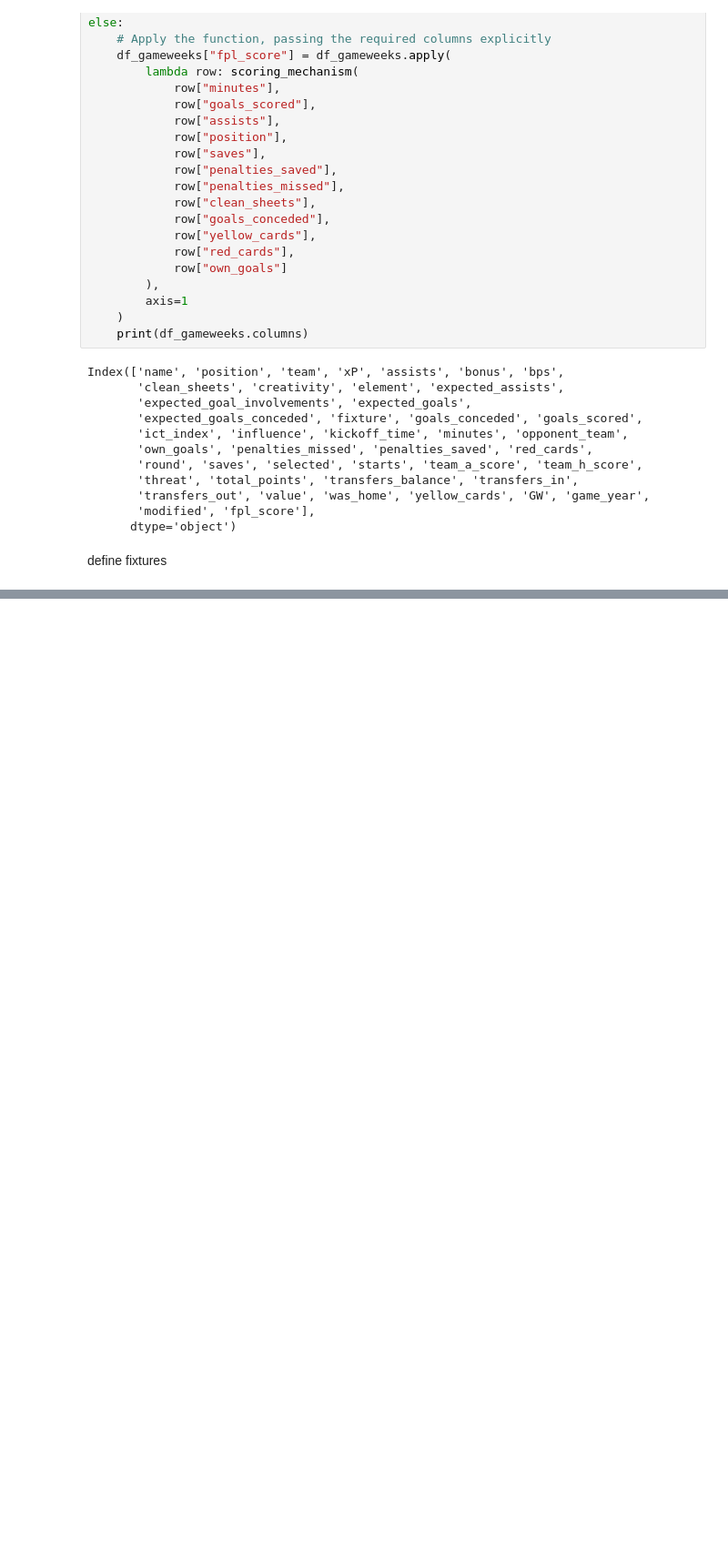
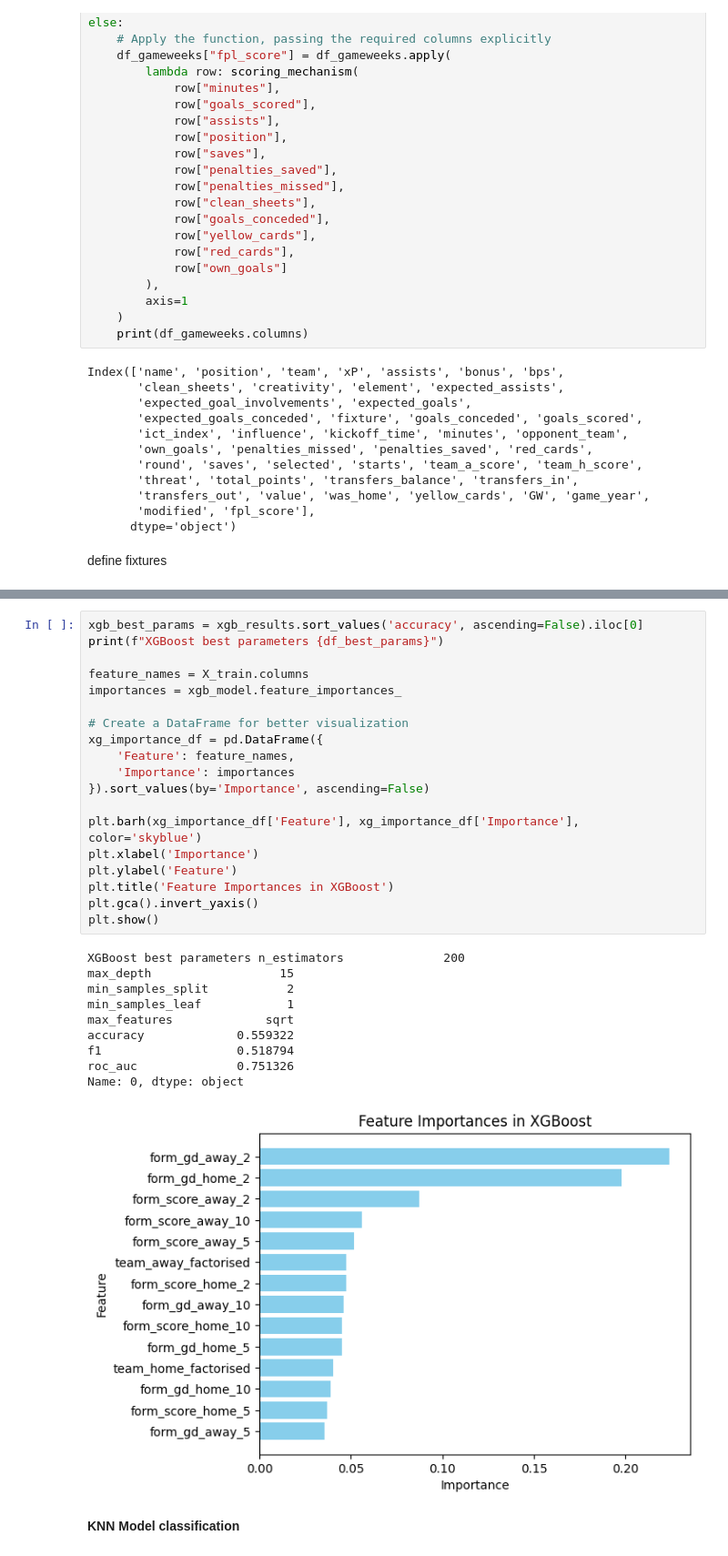
Before and after one commit to ZacUWH/Python-Projects, a Jupyter notebook: p2__football_results_predictions/football_data_api.ipynb, the cells around one changed output, grey strips where cells are left out. Shown: that part at 91% size. Saved outputs shown, nothing was run; the diff lists cells and outputs as text; blank space fills up the shorter version.

```diff
--- a/p2__football_results_predictions/football_data_api.ipynb
+++ b/p2__football_results_predictions/football_data_api.ipynb
@@ -562,0 +793,32 @@ Note: you may need to restart the kernel to use updated packages.
+# %%
+xgb_best_params = xgb_results.sort_values('accuracy', ascending=False).iloc[0]
+print(f"XGBoost best parameters {df_best_params}")
+
+feature_names = X_train.columns
+importances = xgb_model.feature_importances_
+
+# Create a DataFrame for better visualization
+xg_importance_df = pd.DataFrame({
+    'Feature': feature_names,
+    'Importance': importances
+}).sort_values(by='Importance', ascending=False)
+
+plt.barh(xg_importance_df['Feature'], xg_importance_df['Importance'], color='skyblue')
+plt.xlabel('Importance')
+plt.ylabel('Feature')
+plt.title('Feature Importances in XGBoost')
+plt.gca().invert_yaxis()
+plt.show()
+# %% [output]
+XGBoost best parameters n_estimators              200
+max_depth                  15
+min_samples_split           2
+min_samples_leaf            1
+max_features             sqrt
+accuracy             0.559322
+f1                   0.518794
+roc_auc              0.751326
+Name: 0, dtype: object
+[figure, added]
+# %% [markdown]
+<strong>KNN Model classification </strong>
```
Also changed, not shown: parts of 22 cells of this notebook.
